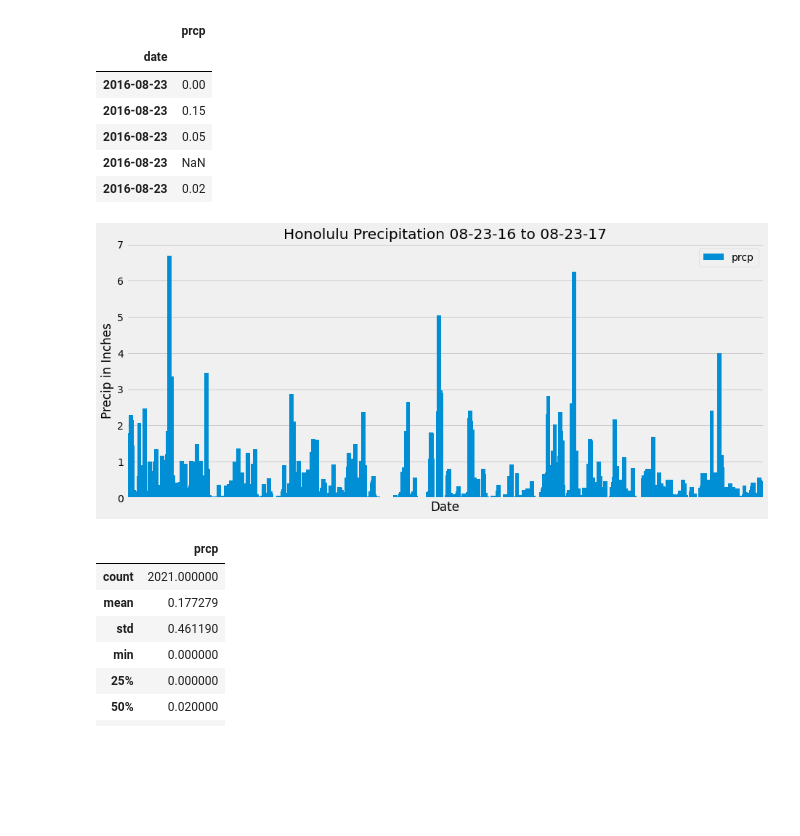
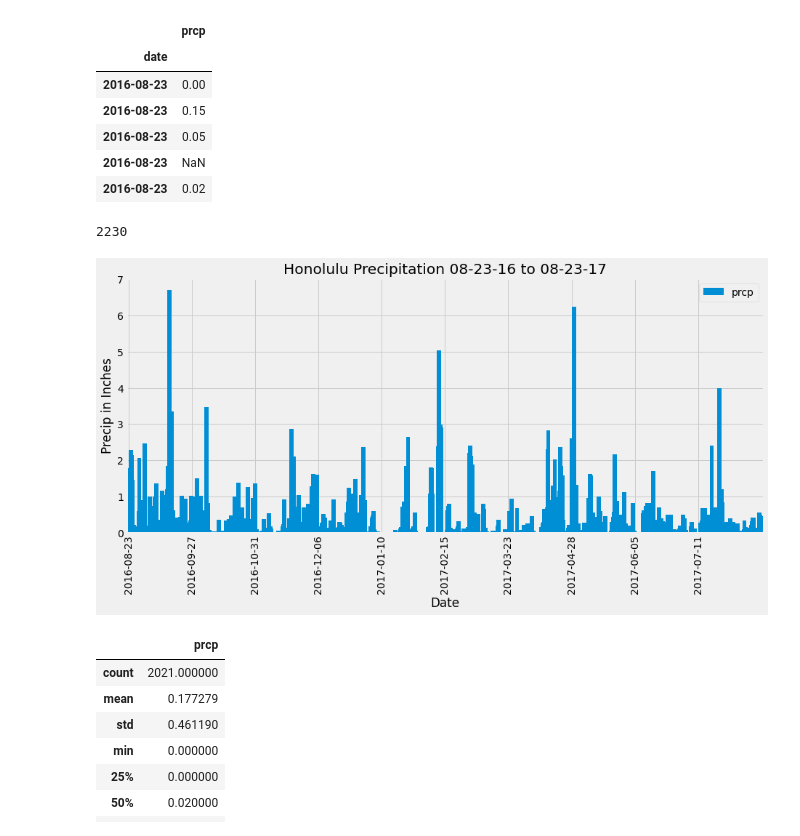
Before and after one commit to Auburn9698/sqlalchemy-challenge, a Jupyter notebook: climate.ipynb, the cells around one changed output. Cells and saved outputs as stored; diff of their text form; code cells hidden in the pictures; blank space fills up the shorter version.

```diff
--- a/climate.ipynb
+++ b/climate.ipynb
@@ -96,14 +93,27 @@ precip_data.head()
+# %%
+len(precip_data)
+# %% [output]
+2230
 # %%
+# Use Pandas Plotting with Matplotlib to plot the data:
+
+tick_locations = list(range(0, 2230, 223))
+tick_labels = []
+
+for x in tick_locations:
+    date = precip_data.index[x]
+    tick_labels.append(date)
+
 precip_data.plot.bar(figsize=(14, 6), width=15)
-#plt.xticks(tick_locations, tick_labels, rotation="vertical")
+plt.xticks(tick_locations, tick_labels, rotation="vertical")
 plt.title("Honolulu Precipitation 08-23-16 to 08-23-17")
 plt.ylabel("Precip in Inches")
 plt.xlabel("Date")
-plt.xticks([])
+#plt.xticks([])
 
 plt.show()
 # %% [output]
-[figure, old version]
+[figure, new version]
 # %%
 # Use Pandas to calcualte the summary statistics for the precipitation data
 
```
Also changed, not shown: parts of 3 cells of this notebook.
